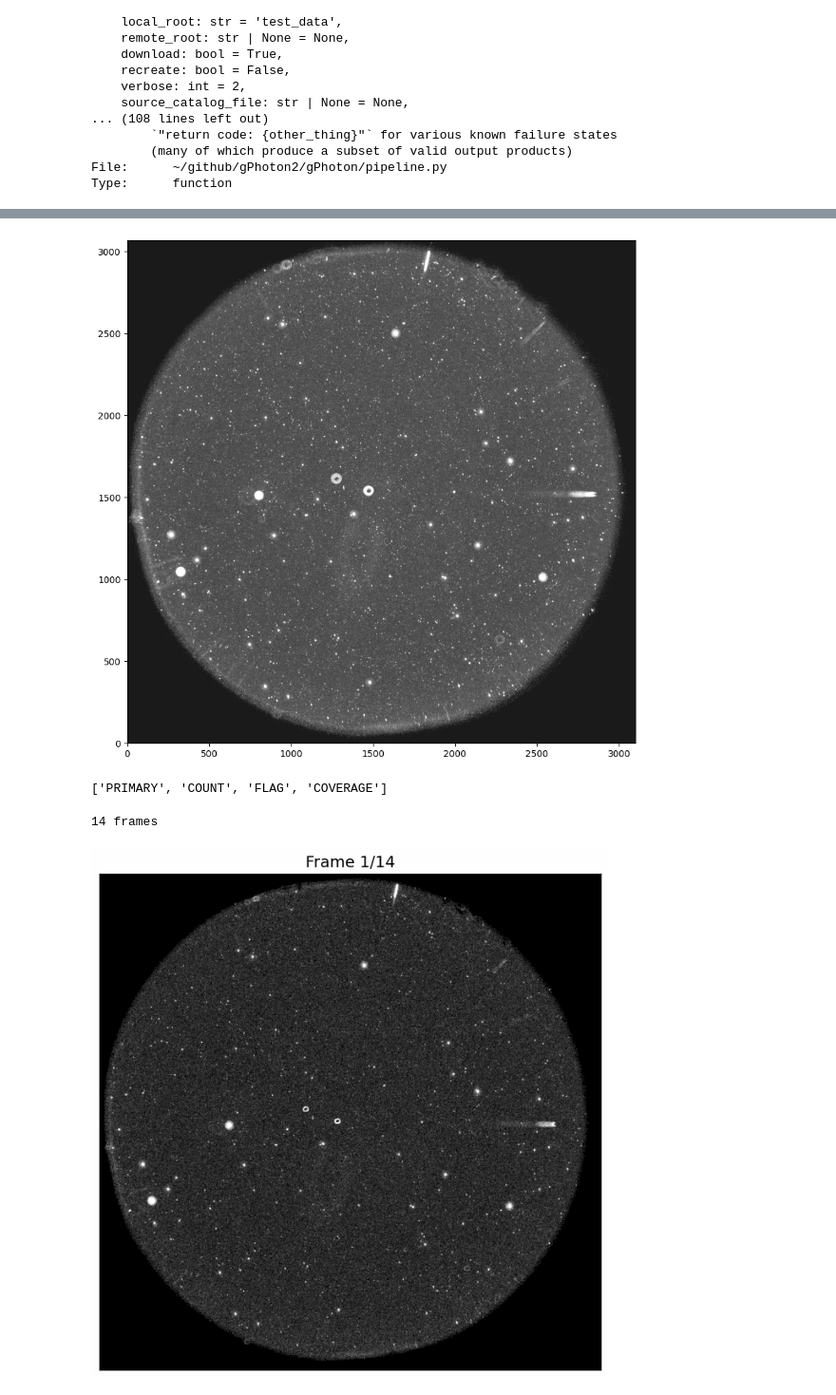
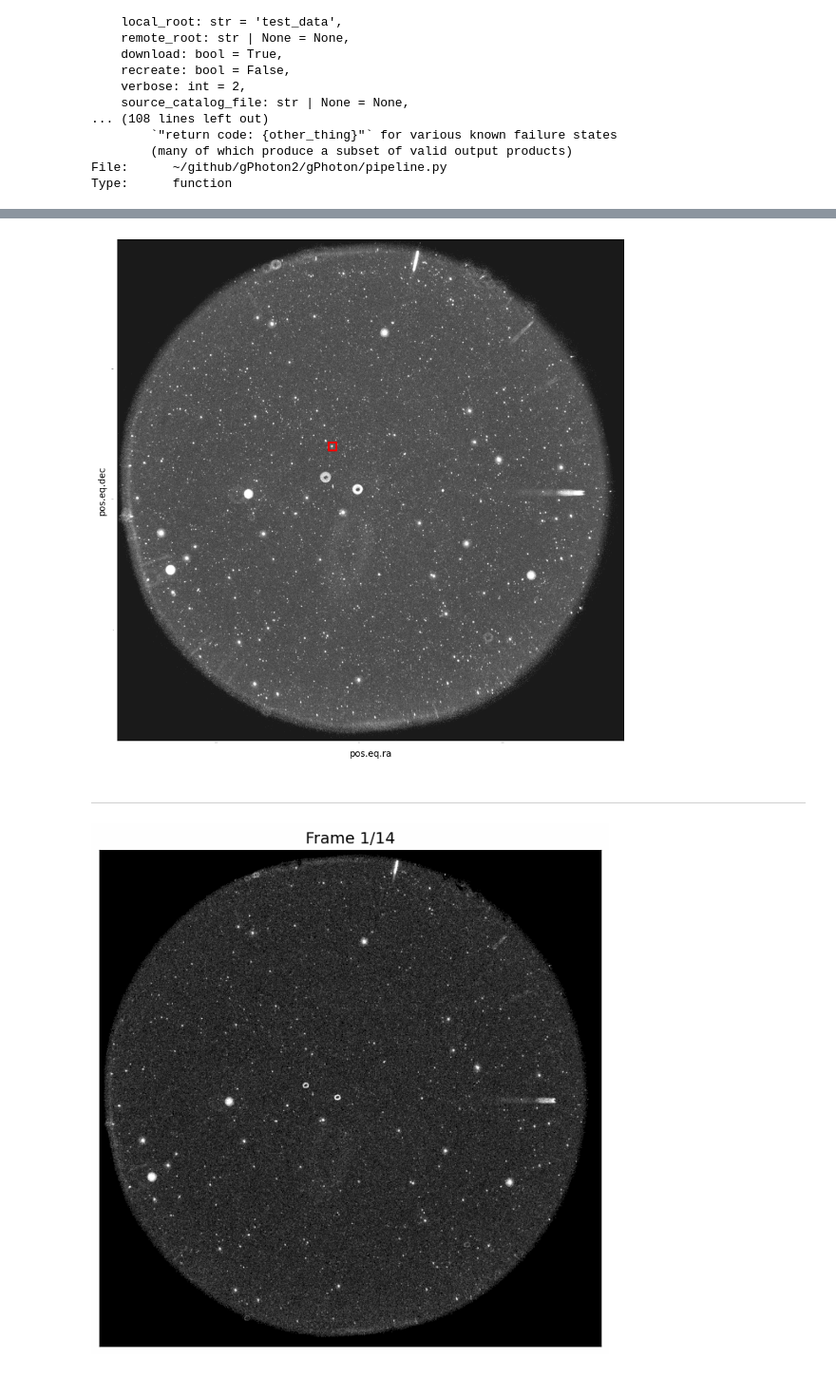
Before and after one commit to MillionConcepts/gPhoton2, a Jupyter notebook: tutorial.ipynb, the cells around one changed output, grey strips where cells are left out. Shown at 95% size. Cells and saved outputs as stored; diff of their text form; code cells hidden in the pictures.

```diff
--- a/tutorial.ipynb
+++ b/tutorial.ipynb
@@ -228,22 +211,52 @@ from astropy.visualization import ZScaleInterval
 # %%
+from matplotlib.patches import Rectangle
+import numpy as np
+import astropy.units as u
+import pdr
+from astropy.coordinates import SkyCoord
+
+
 fn = 'test_data/e09900/e09900-nd-ffull-b00-image-r.fits'
 data = pdr.read(fn)
-data.keys()
 
-plt.figure(figsize=(10,10))
-plt.imshow(ZScaleInterval()(data['COUNT']),
-          cmap="Greys_r", origin="lower",alpha=.9);
+ra, dec = 135.096777, 43.803453
+
+wcs = read_wcs_from_fits(fn,hdu=1)[1][0]
+
+imgband='NUV'
+fig = plt.figure(figsize=(10,10))
+ax = fig.add_subplot(111, projection=wcs)
+ax.imshow(ZScaleInterval()(data['COUNT']),
+          cmap="Greys_r", origin="lower",alpha=.9)
+# Note that pixel coordinates are assumed to be 0 at the center of the first pixel in each dimension.
+# `world_to_pixel` requires a (1,1) pixel offset compared to the outputs of photutils --- idkmiddi
+# x_nuv,y_nuv = wcs.world_to_pixel(SkyCoord(ra=ra_nuv,dec=dec_nuv,unit=u.deg))
+# x_fuv,y_fuv = wcs.world_to_pixel(SkyCoord(ra=ra_fuv,dec=dec_fuv,unit=u.deg))
+# ax.plot(x_nuv+1,y_nuv+1,'y.',alpha=0.2,markersize=6)
+
+coord = SkyCoord(ra=ra, dec=dec, unit=u.deg)
+x, y = wcs.world_to_pixel(coord)
+box_size = 50
+rect = Rectangle((x - box_size/2, y - box_size/2), box_size, box_size,
+                 linewidth=2, edgecolor='red', facecolor='none')
+ax.add_patch(rect)
+
+ax.tick_params(axis='both', which='both', length=0, labelsize=0)
+ax.set_xticks([]);ax.set_yticks([]);
+
+# for i in np.unique(catalog_ix_masked):
+#     ix = np.where(catalog_ix_masked==i)
+#     if len(ix[0])<=4: # This appears to be the threshhold at which it's all edge effects
+#         if type(i) is np.ma.core.MaskedConstant:
+#             continue
+#         ax.plot(x_nuv[i]+1,y_nuv[i]+1,'bo',markersize=10)
+#         ax.plot(x_fuv[ix]+1,y_fuv[ix]+1,'yo')
+
+# ax.set_xlim([800,1000]);ax.set_ylim([800,1000]);
 # %% [output]
-[figure, old version]
+[figure, new version]
-# %%
-fn = 'test_data/e09900/e09900-nd-f0120-b00-movie-r.fits'
-#                                ^^^^^ frame depth in seconds
-data = pdr.read(fn)
-print(data.keys())
-print(len(data['COUNT']),'frames')
-# %% [output]
-['PRIMARY', 'COUNT', 'FLAG', 'COVERAGE']
-14 frames
+# %% [markdown]
+---
 # %%
 import imageio.v2 as imageio
 import tempfile, os
```
Also changed, not shown: parts of 7 cells of this notebook.
